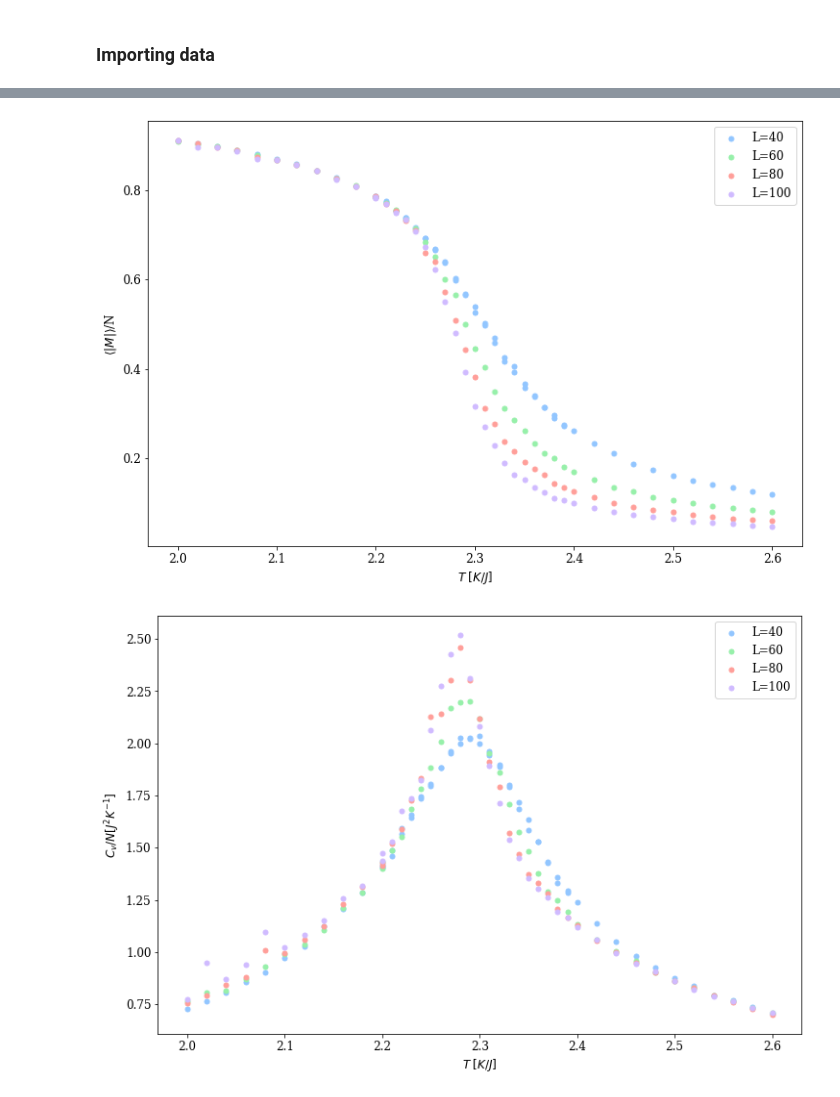
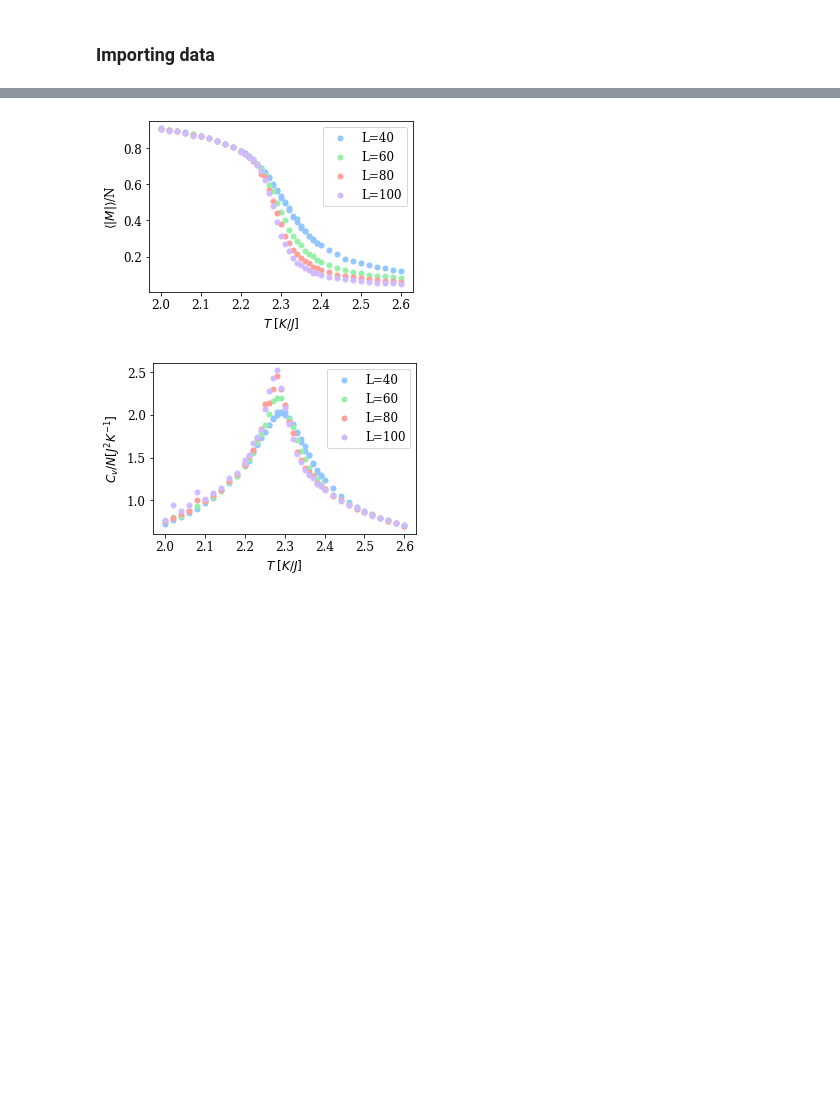
Before and after one commit to Adamjakobsen/FYS4150, a Jupyter notebook: Project4/ploting_scripts/temp_loops.ipynb, the cells around one changed output, grey strips where cells are left out. Cells and saved outputs as stored; diff of their text form; code cells hidden in the pictures; blank space fills up the shorter version.

Commit message:
final figures temp loop

```diff
--- a/Project4/ploting_scripts/temp_loops.ipynb
+++ b/Project4/ploting_scripts/temp_loops.ipynb
@@ -3,6 +3,8 @@ import numpy as np
 import matplotlib.pyplot as plt
 import pandas as pd
 from sklearn import linear_model
+
+cm = 0.393701
 # %% [markdown]
 ### Importing data
 # %%
@@ -10,7 +12,6 @@ df_40_below_tc_range = pd.read_csv('../data/40/last_qt_L40_A0_mc1000000_burn1_lt
 df_40_tc_range = pd.read_csv('../data/40/last_qt_L40_A0_mc1000000_burn1_lt2.200_ut2.400.csv', names=["avg_e","avg_mabs","Cv","chi", "T"])
 df_40_above_tc_range = pd.read_csv('../data/40/last_qt_L40_A0_mc1000000_burn1_lt2.400_ut2.600.csv', names=["avg_e","avg_mabs","Cv","chi", "T"])
 df_40 = pd.concat([df_40_below_tc_range, df_40_tc_range, df_40_above_tc_range])
-
 df_40 = df_40.sort_values(by=['T'])
 
 df_60_below_tc_range = pd.read_csv('../data/60/last_qt_L60_A0_mc1000000_burn1_lt2.000_ut2.200.csv', names=["avg_e","avg_mabs","Cv","chi", "T"])
@@ -18,7 +19,6 @@ df_60_tc_range = pd.read_csv('../data/60/last_qt_L60_A0_mc1000000_burn1_lt2.200_
 df_60_above_tc_range = pd.read_csv('../data/60/last_qt_L60_A0_mc1000000_burn1_lt2.400_ut2.600.csv', names=["avg_e","avg_mabs","Cv","chi", "T"])
 df_60 = pd.concat([df_60_below_tc_range, df_60_tc_range, df_60_above_tc_range])
 df_60 = df_60.sort_values(by=['T'])
-
 
 df_80_below_tc_range = pd.read_csv('../data/80/last_qt_L80_A0_mc1000000_burn1_lt2.000_ut2.200.csv', names=["avg_e","avg_mabs","Cv","chi", "T"])
 df_80_tc_range = pd.read_csv('../data/80/last_qt_L80_A0_mc1000000_burn1_lt2.200_ut2.400.csv', names=["avg_e","avg_mabs","Cv","chi", "T"])
@@ -32,10 +32,19 @@ df_100_above_tc_range = pd.read_csv('../data/100/last_qt_L100_A0_mc1000000_burn1
 df_100 = pd.concat([df_100_below_tc_range, df_100_tc_range, df_100_above_tc_range])
 
 plt.style.use('seaborn-pastel')
-plt.rcParams['figure.figsize'] = [12, 8]
+
+plt.rcParams['figure.figsize'] = [12*cm, 8*cm]
+
 plt.rcParams['lines.markersize'] = 10
 plt.rcParams['font.size'] = 12
 plt.rcParams['font.family'] = 'serif'
+plt.tight_layout()
+plt.tight_layout(rect=[0.05, 0.05, 1, 0.95])
+
+
+
+
+
 
 # plot the data
 plt.scatter(df_40['T'], df_40['avg_e'], label='L=40', marker='.')
@@ -103,2 +112,2 @@ plt.show()
-[figure, old version]
+[figure, new version]
-[figure, old version]
+[figure, new version]
```
Also changed, not shown: parts of 2 cells of this notebook, 6 other files.
